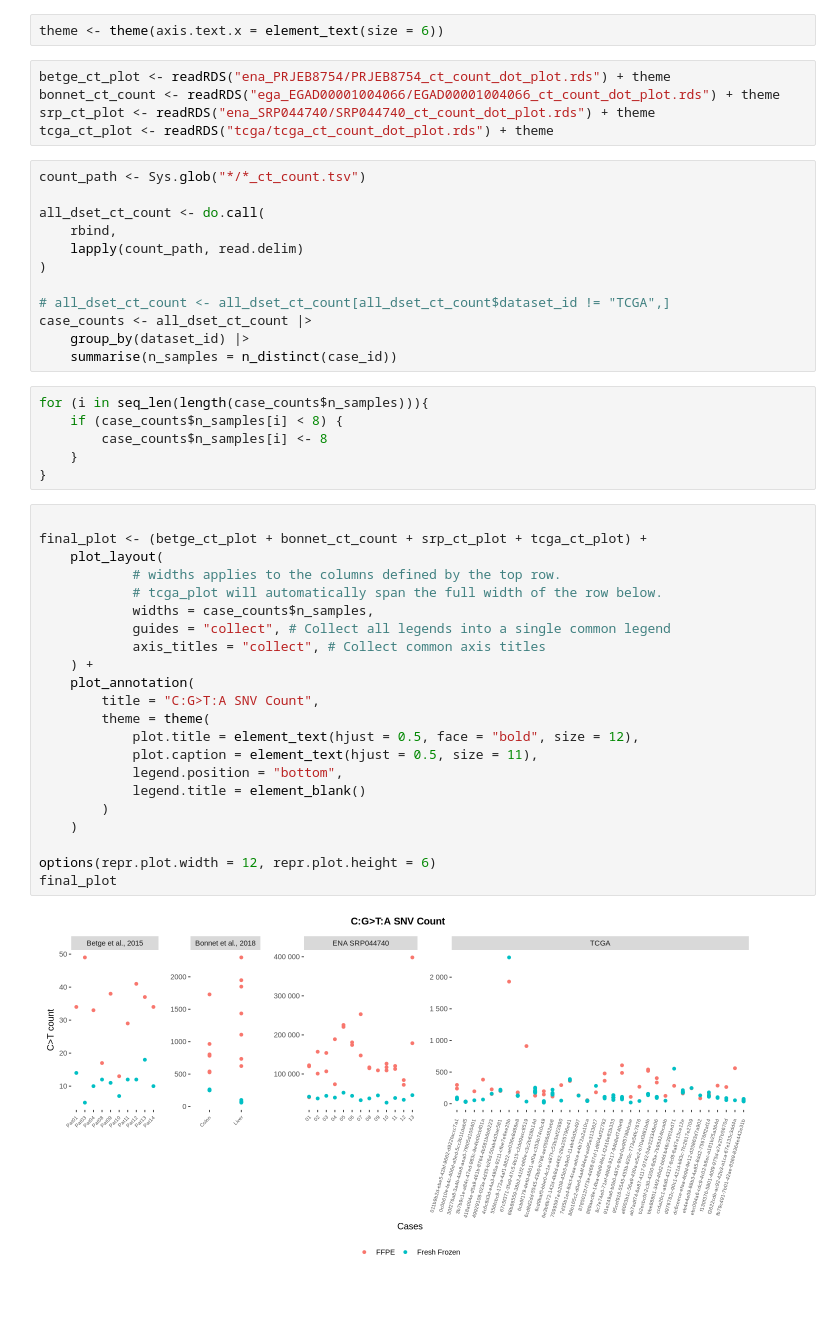
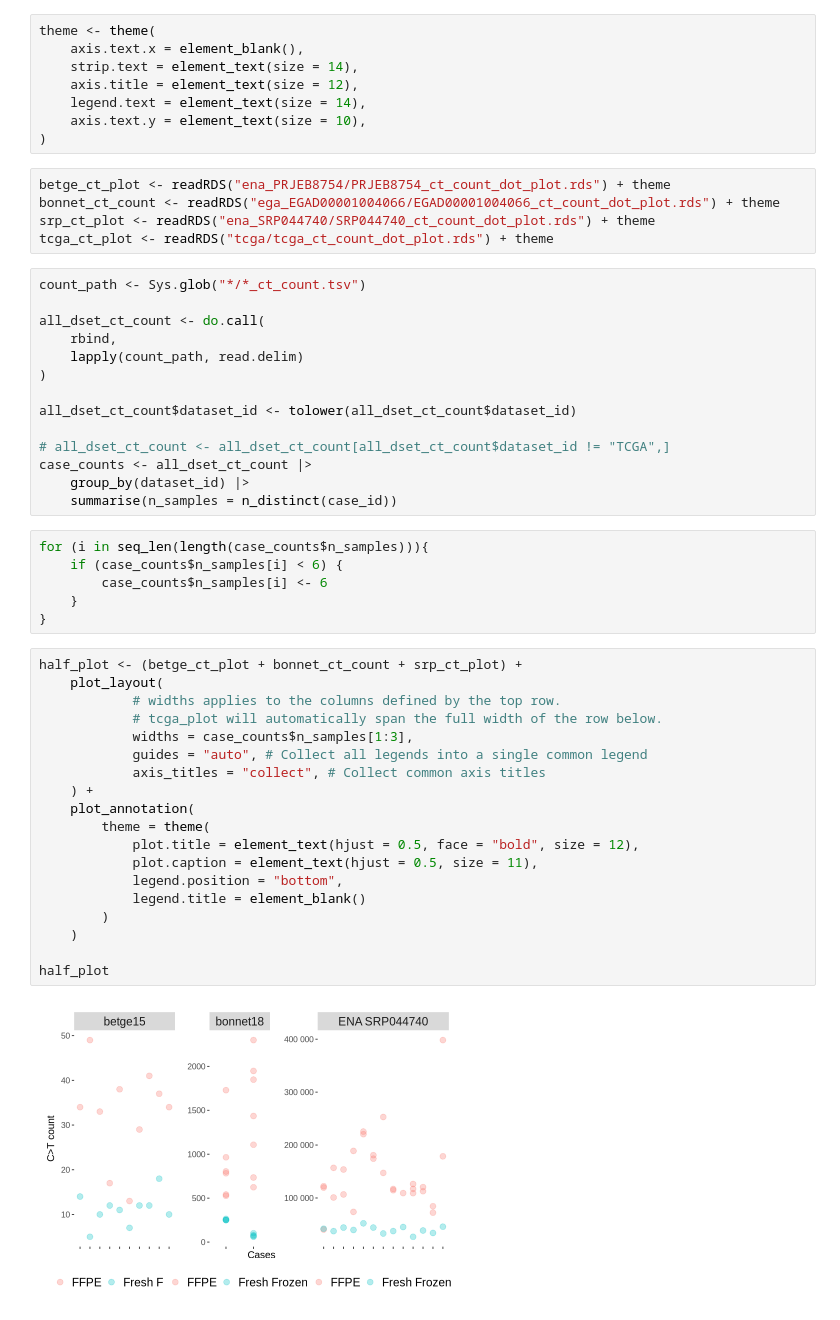
Before and after one commit to MoyukhShabon/common-ffpe-snvf, a Jupyter notebook: analysis/aggregate_results.ipynb, the cells around one changed output. Cells and saved outputs as stored; diff of their text form.

```diff
--- a/analysis/aggregate_results.ipynb
+++ b/analysis/aggregate_results.ipynb
@@ -100,8 +100,14 @@ w= 8; h = 5
 options(repr.plot.width = w, repr.plot.height = h)
 # %% [markdown]
 ## Dot Plots
-# %%
-theme <- theme(axis.text.x = element_text(size = 6))
+# %%
+theme <- theme(
+	axis.text.x = element_blank(),
+	strip.text = element_text(size = 14),
+	axis.title = element_text(size = 12),
+	legend.text = element_text(size = 14),
+	axis.text.y = element_text(size = 10),
+)
 # %%
 betge_ct_plot <- readRDS("ena_PRJEB8754/PRJEB8754_ct_count_dot_plot.rds") + theme
 bonnet_ct_count <- readRDS("ega_EGAD00001004066/EGAD00001004066_ct_count_dot_plot.rds") + theme
@@ -115,37 +121,36 @@ all_dset_ct_count <- do.call(
 	lapply(count_path, read.delim)
 )
 
+all_dset_ct_count$dataset_id <- tolower(all_dset_ct_count$dataset_id)
+
 # all_dset_ct_count <- all_dset_ct_count[all_dset_ct_count$dataset_id != "TCGA",]
 case_counts <- all_dset_ct_count |>
 	group_by(dataset_id) |>
 	summarise(n_samples = n_distinct(case_id))
 # %%
 for (i in seq_len(length(case_counts$n_samples))){
-	if (case_counts$n_samples[i] < 8) {
-		case_counts$n_samples[i] <- 8
+	if (case_counts$n_samples[i] < 6) {
+		case_counts$n_samples[i] <- 6
 	}
 }
 # %%
-
-final_plot <- (betge_ct_plot + bonnet_ct_count + srp_ct_plot + tcga_ct_plot) +
+half_plot <- (betge_ct_plot + bonnet_ct_count + srp_ct_plot) +
 	plot_layout(
 			# widths applies to the columns defined by the top row.
 			# tcga_plot will automatically span the full width of the row below.
-			widths = case_counts$n_samples,
-			guides = "collect", # Collect all legends into a single common legend
+			widths = case_counts$n_samples[1:3],
+			guides = "auto", # Collect all legends into a single common legend
 			axis_titles = "collect", # Collect common axis titles
 	) +
 	plot_annotation(
-		title = "C:G>T:A SNV Count",
 		theme = theme(
 			plot.title = element_text(hjust = 0.5, face = "bold", size = 12),
 			plot.caption = element_text(hjust = 0.5, size = 11),
 			legend.position = "bottom",
 			legend.title = element_blank()
 		)
 	)
 
-options(repr.plot.width = 12, repr.plot.height = 6)
-final_plot
+half_plot
 # %% [output]
-[figure, old version]
+[figure, new version]
```
Also changed, not shown: parts of 1 cell of this notebook.
